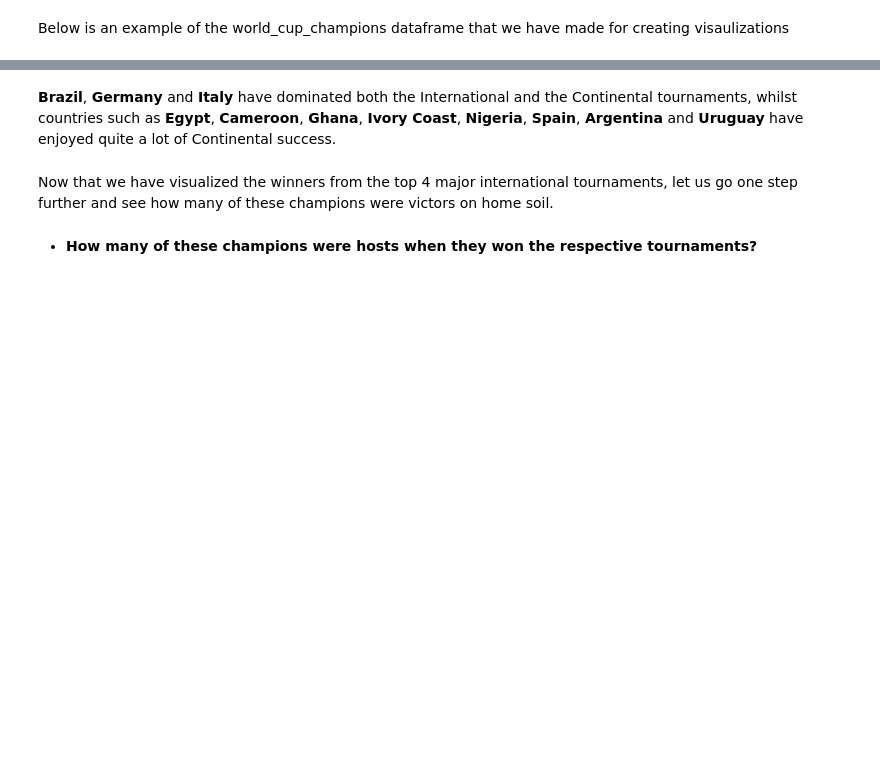
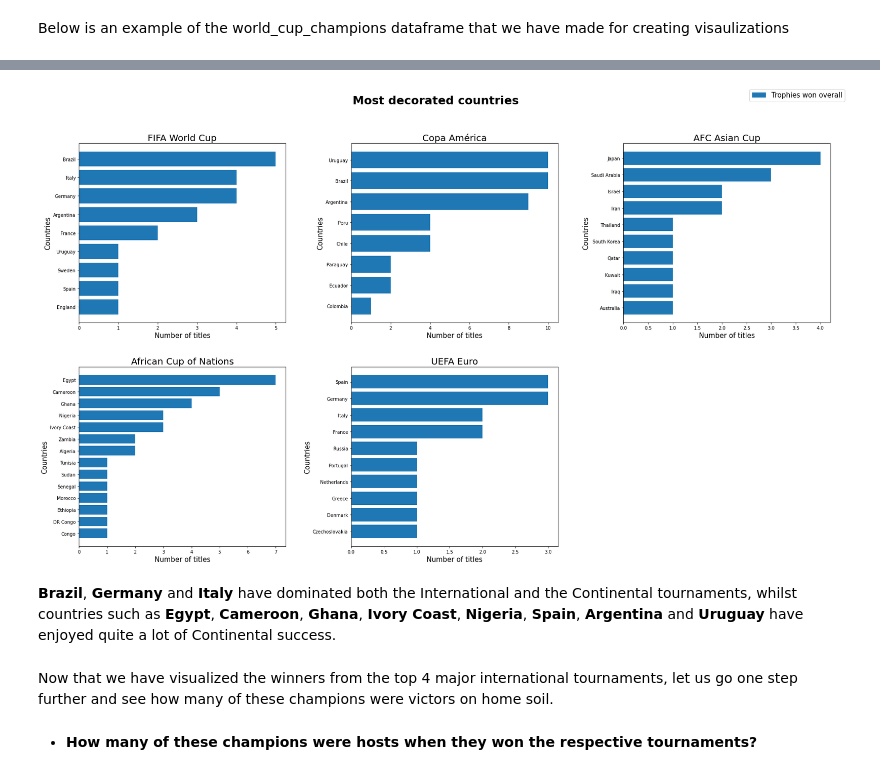
Before and after one commit to hamza-shakir/international-football-dashboard, a Jupyter notebook: visualizing-data-in-football.ipynb, the cells around one changed output, grey strips where cells are left out. Saved outputs shown, nothing was run; the diff lists cells and outputs as text; code cells hidden in the pictures; blank space fills up the shorter version.

```diff
--- a/visualizing-data-in-football.ipynb
+++ b/visualizing-data-in-football.ipynb
@@ -468,6 +473,9 @@ afcon_final = afcon_groupby.last()
 
 euros_groupby = euros.groupby('Year')
 euros_final = euros_groupby.last()
+
+asian_cup_groupby = asian_cup.groupby('Year')
+asian_cup_final = asian_cup_groupby.last()
 # %%
 # resolving certain faults in the Finals data
 
@@ -557,18 +510,21 @@ world_cup_champions = pd.DataFrame(world_cup_final['Winning Team'].value_counts(
 copa_america_champions = pd.DataFrame(copa_america_final['Winning Team'].value_counts().sort_index())
 afcon_champions = pd.DataFrame(afcon_final['Winning Team'].value_counts().sort_index())
 euros_champions = pd.DataFrame(euros_final['Winning Team'].value_counts().sort_index())
+asian_cup_champions = pd.DataFrame(asian_cup_final['Winning Team'].value_counts().sort_index())
 
 # Resetting index
 world_cup_champions.reset_index(drop=False, inplace=True)
 copa_america_champions.reset_index(drop=False, inplace=True)
 afcon_champions.reset_index(drop=False, inplace=True)
 euros_champions.reset_index(drop=False, inplace=True)
+asian_cup_champions.reset_index(drop=False, inplace=True)
 
 # Renaming columns
 world_cup_champions.rename(columns={'Winning Team': 'Winner', 'count': 'Trophies won overall'}, inplace=True)
 copa_america_champions.rename(columns={'Winning Team': 'Winner', 'count': 'Trophies won overall'}, inplace=True)
 afcon_champions.rename(columns={'Winning Team': 'Winner', 'count': 'Trophies won overall'}, inplace=True)
 euros_champions.rename(columns={'Winning Team': 'Winner', 'count': 'Trophies won overall'}, inplace=True)
+asian_cup_champions.rename(columns={'Winning Team': 'Winner', 'count': 'Trophies won overall'}, inplace=True)
 # %% [markdown]
 Below is an example of the world_cup_champions dataframe that we have made for creating visaulizations
 # %%
@@ -647,3 +559,41 @@ fig_trophies.tight_layout(pad = 4)
+# %%
+fig_trophies, axs = plt.subplots(2, 3, figsize=(25, 15))
+
+# Sort DataFrames in ascending order
+world_cup_champions_sorted = world_cup_champions.sort_values(by='Trophies won overall', ascending=True)
+copa_america_champions_sorted = copa_america_champions.sort_values(by='Trophies won overall', ascending=True)
+asian_cup_champions_sorted = asian_cup_champions.sort_values(by='Trophies won overall', ascending=True)
+afcon_champions_sorted = afcon_champions.sort_values(by='Trophies won overall', ascending=True)
+euros_champions_sorted = euros_champions.sort_values(by='Trophies won overall', ascending=True)
+
+axs[0, 0].barh(world_cup_champions_sorted['Winner'], world_cup_champions_sorted['Trophies won overall'])
+axs[0, 1].barh(copa_america_champions_sorted['Winner'], copa_america_champions_sorted['Trophies won overall'])
+axs[0, 2].barh(asian_cup_champions_sorted['Winner'], asian_cup_champions_sorted['Trophies won overall'])
+axs[1, 0].barh(afcon_champions_sorted['Winner'], afcon_champions_sorted['Trophies won overall'])
+axs[1, 1].barh(euros_champions_sorted['Winner'], euros_champions_sorted['Trophies won overall'])
+axs[1,2].remove()  # This will remove the subplot in the second row and third column
+
+# Explicitly set the titles for each subplot
+axs[0, 0].set_title('FIFA World Cup', fontsize=20)
+axs[0, 1].set_title('Copa América', fontsize=20)
+axs[0, 2].set_title('AFC Asian Cup', fontsize=20)
+axs[1, 0].set_title('African Cup of Nations', fontsize=20)
+axs[1, 1].set_title('UEFA Euro', fontsize=20)
+
+for ax in axs.flatten():
+    ax.set_ylabel('Countries', fontsize=15)
+    ax.set_xlabel('Number of titles', fontsize=15)
+
+# Create a common legend to the right of the subplots
+common_legend = fig_trophies.legend(['Trophies won overall'], loc='upper right', fontsize=15)
+
+plt.suptitle('Most decorated countries', fontweight='bold', fontsize=25)
+
+fig_trophies.tight_layout(pad=4)
+
+# fig_trophies.savefig('Most decorated countries.png')
+# %% [output]
+[figure, added]
 # %% [markdown]
 **Brazil**, **Germany** and **Italy** have dominated both the International and the Continental tournaments, whilst countries such as **Egypt**, **Cameroon**, **Ghana**, **Ivory Coast**, **Nigeria**, **Spain**, **Argentina** and **Uruguay** have enjoyed quite a lot of Continental success.
 # %% [markdown]
```
Also changed, not shown: parts of 19 cells of this notebook.
